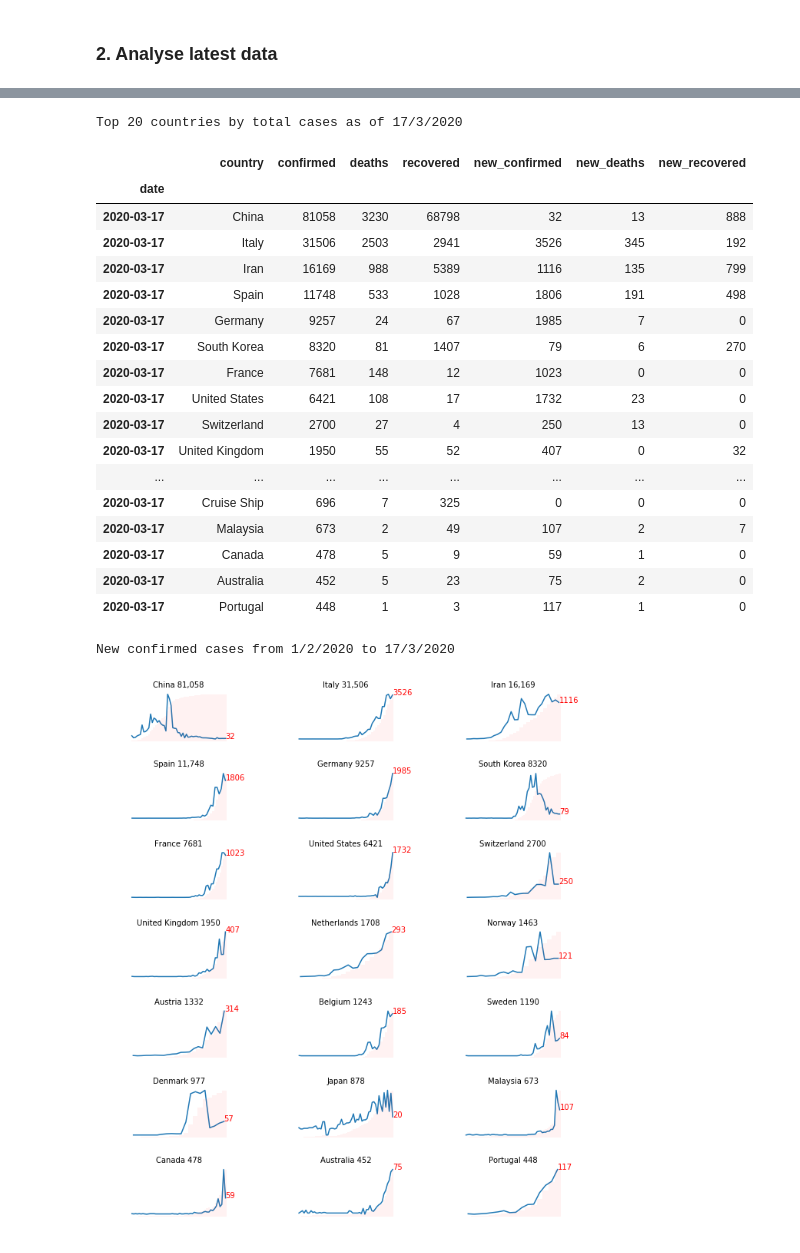
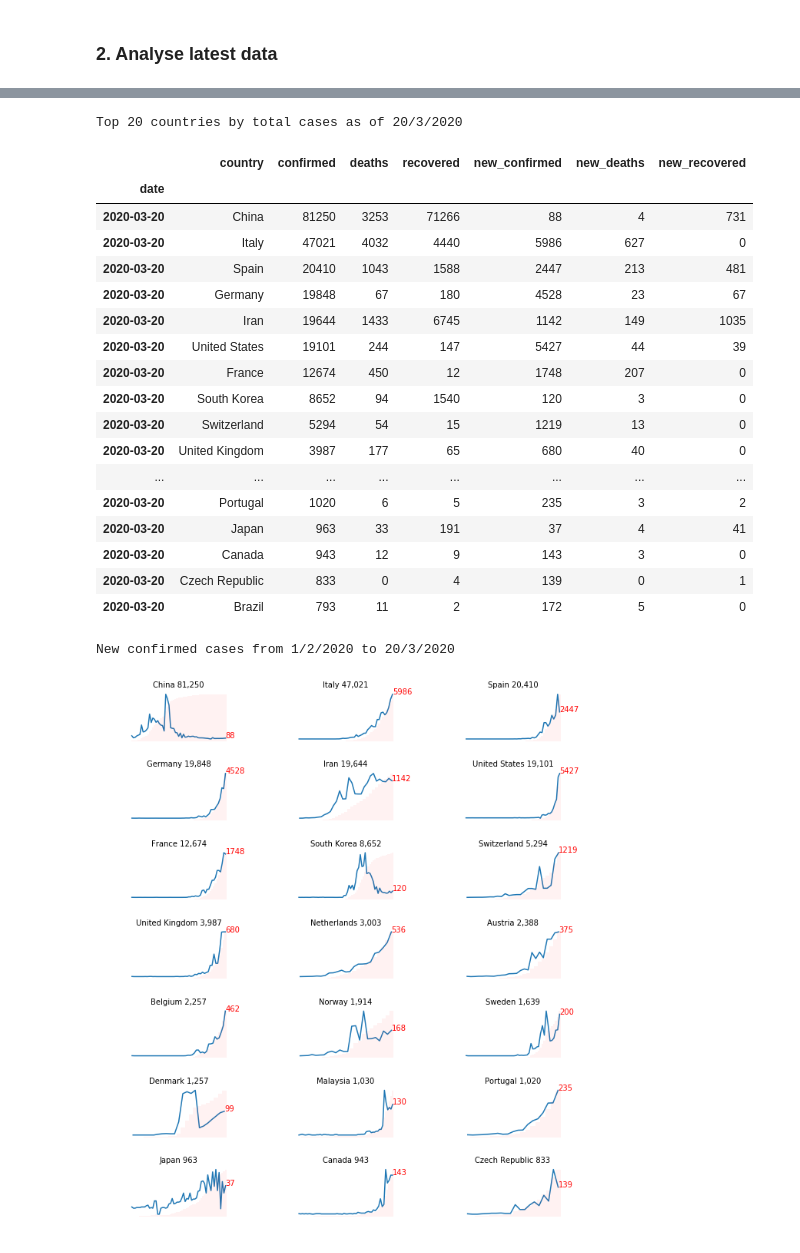
Before and after one commit to khairulomar/Covid-19, a Jupyter notebook: Covid19.ipynb, the cells around one changed output, grey strips where cells are left out. Saved outputs shown, nothing was run; the diff lists cells and outputs as text; code cells hidden in the pictures.

```diff
--- a/Covid19.ipynb
+++ b/Covid19.ipynb
@@ -32,11 +33,14 @@ warnings.filterwarnings("ignore")
 #     df.to_csv(f'csv/{month}-{day}-{year}.csv')
 # %%
 # One-day download from John Hopkins Hospital database
-date  = pd.to_datetime(f'20200317', format='%Y%m%d')
-day, month, year = str(date)[8:10], str(date)[5:7], str(date)[:4]
-url = f'https://raw.githubusercontent.com/CSSEGISandData/COVID-19/master/csse_covid_19_data/csse_covid_19_daily_reports/{month}-{day}-{year}.csv'
+day = 20
+month = 3
+date  = pd.to_datetime(f"20200{month}{0 if day<10 else ''}{day}", format='%Y%m%d')
+day0, month0, year0 = str(date)[8:10], str(date)[5:7], str(date)[:4]
+url = f'https://raw.githubusercontent.com/CSSEGISandData/COVID-19/master/csse_covid_19_data/csse_covid_19_daily_reports/{month0}-{day0}-{year0}.csv'
+zero = 0 if day < 10 else ''
 df = pd.read_csv(url)
-df.to_csv(f'csv/{month}-{day}-{year}.csv')
+df.to_csv(f'csv/0{month}-{zero}{day}-2020.csv')
 # %%
 path = 'csv/'
 fileList = os.listdir(path)
@@ -116,9 +120,10 @@ for state in df.state.unique():
     # Replace raw with average between 2 dates due to incomplete data due to cut-off reporting time
     # e.g. if new cases suddenly drop by 90% in one day, most likely it's due to incomplete data
     for i in range(1,len(dfstate.index)-1):
+        ratio = 1/2 # smoothing average ratio
         if dfstate.iloc[i+1].confirmed_raw / dfstate.iloc[i].confirmed_raw > 0.9:
-            dfstate.iloc[i, dfstate.columns.get_loc('confirmed')] = int((dfstate.iloc[i-1].confirmed_raw
-                                                                         + dfstate.iloc[i+1].confirmed_raw)/2)
+            dfstate.iloc[i, dfstate.columns.get_loc('confirmed')] = int(dfstate.iloc[i+1].confirmed_raw * ratio
+                                                                        + dfstate.iloc[i-1].confirmed_raw * (1-ratio))
     for col in ['confirmed','deaths','recovered']:
         colname = f'new_{col}'
         dfstate[colname] = dfstate[col].diff(-1)
@@ -172,54 +156,53 @@ countries
 # %%
 # Display one day data
-day   = 17
-month = 3
+day = day
+month = month
 date = pd.to_datetime(f"20200{month}{0 if day<10 else ''}{day}", format='%Y%m%d')
 oneday = pd.Timedelta(1, unit='days')
 
 latest = df1.loc[date]
 print(f'\nTop 20 countries by total cases as of {date.day}/{date.month}/2020')
 display(latest[:22])
 
 # Select diplay data
 until = date
 data = df1[until:]
 
 # Plot data
 print(f'\nNew confirmed cases from 1/2/2020 to {date.day}/{date.month}/2020')
 countries = list(latest[:22].country)
-countries.remove('Cruise Ship')
+# countries.remove('Cruise Ship')
 fig, axes = plt.subplots(ncols=3, nrows=round(len(countries)/3), figsize=(9,10), constrained_layout=True)
 for i, ax in zip(range(len(countries)), axes.flat):
     cdata = data[data.country==countries[i]]
     ax.plot(cdata.new_confirmed)
     ax.text(until, cdata.loc[until].new_confirmed, cdata.loc[until].new_confirmed, color='red')
     ax2 = ax.twinx()
     ax2.bar(cdata.index, cdata.confirmed, color='red', alpha=0.05, width=1)
-    clabel = f'{str(cdata.loc[until].confirmed)[:2]},{str(cdata.loc[until].confirmed)[2:]}' if cdata.loc[until].confirmed > 9999 else cdata.loc[until].confirmed
-    ax.set_title(f'{countries[i]} {clabel}', fontsize=10)
+    ax.set_title(f'{countries[i]} {format(cdata.loc[until].confirmed, ",")}', fontsize=10)
     ax.axis('off')
     ax2.axis('off')
 plt.savefig('top20.png')
 plt.show()
 # %% [output]
-Top 20 countries by total cases as of 17/3/2020
+Top 20 countries by total cases as of 20/3/2020
 |  | country | confirmed | deaths | recovered | new_confirmed | new_deaths | new_recovered |
 | date |  |  |  |  |  |  |  |
-| 2020-03-17 | China | 81058 | 3230 | 68798 | 32 | 13 | 888 |
-| 2020-03-17 | Italy | 31506 | 2503 | 2941 | 3526 | 345 | 192 |
-| 2020-03-17 | Iran | 16169 | 988 | 5389 | 1116 | 135 | 799 |
-| 2020-03-17 | Spain | 11748 | 533 | 1028 | 1806 | 191 | 498 |
-| 2020-03-17 | Germany | 9257 | 24 | 67 | 1985 | 7 | 0 |
-| 2020-03-17 | South Korea | 8320 | 81 | 1407 | 79 | 6 | 270 |
-| 2020-03-17 | France | 7681 | 148 | 12 | 1023 | 0 | 0 |
-| 2020-03-17 | United States | 6421 | 108 | 17 | 1732 | 23 | 0 |
-| 2020-03-17 | Switzerland | 2700 | 27 | 4 | 250 | 13 | 0 |
-| 2020-03-17 | United Kingdom | 1950 | 55 | 52 | 407 | 0 | 32 |
+| 2020-03-20 | China | 81250 | 3253 | 71266 | 88 | 4 | 731 |
+| 2020-03-20 | Italy | 47021 | 4032 | 4440 | 5986 | 627 | 0 |
+| 2020-03-20 | Spain | 20410 | 1043 | 1588 | 2447 | 213 | 481 |
+| 2020-03-20 | Germany | 19848 | 67 | 180 | 4528 | 23 | 67 |
+| 2020-03-20 | Iran | 19644 | 1433 | 6745 | 1142 | 149 | 1035 |
+| 2020-03-20 | United States | 19101 | 244 | 147 | 5427 | 44 | 39 |
+| 2020-03-20 | France | 12674 | 450 | 12 | 1748 | 207 | 0 |
+| 2020-03-20 | South Korea | 8652 | 94 | 1540 | 120 | 3 | 0 |
+| 2020-03-20 | Switzerland | 5294 | 54 | 15 | 1219 | 13 | 0 |
+| 2020-03-20 | United Kingdom | 3987 | 177 | 65 | 680 | 40 | 0 |
 | ... | ... | ... | ... | ... | ... | ... | ... |
-| 2020-03-17 | Cruise Ship | 696 | 7 | 325 | 0 | 0 | 0 |
-| 2020-03-17 | Malaysia | 673 | 2 | 49 | 107 | 2 | 7 |
-| 2020-03-17 | Canada | 478 | 5 | 9 | 59 | 1 | 0 |
-| 2020-03-17 | Australia | 452 | 5 | 23 | 75 | 2 | 0 |
-| 2020-03-17 | Portugal | 448 | 1 | 3 | 117 | 1 | 0 |
+| 2020-03-20 | Portugal | 1020 | 6 | 5 | 235 | 3 | 2 |
+| 2020-03-20 | Japan | 963 | 33 | 191 | 37 | 4 | 41 |
+| 2020-03-20 | Canada | 943 | 12 | 9 | 143 | 3 | 0 |
+| 2020-03-20 | Czech Republic | 833 | 0 | 4 | 139 | 0 | 1 |
+| 2020-03-20 | Brazil | 793 | 11 | 2 | 172 | 5 | 0 |
-New confirmed cases from 1/2/2020 to 17/3/2020
+New confirmed cases from 1/2/2020 to 20/3/2020
-[figure, old version]
+[figure, new version]
```
Also changed, not shown: parts of 19 cells of this notebook.
